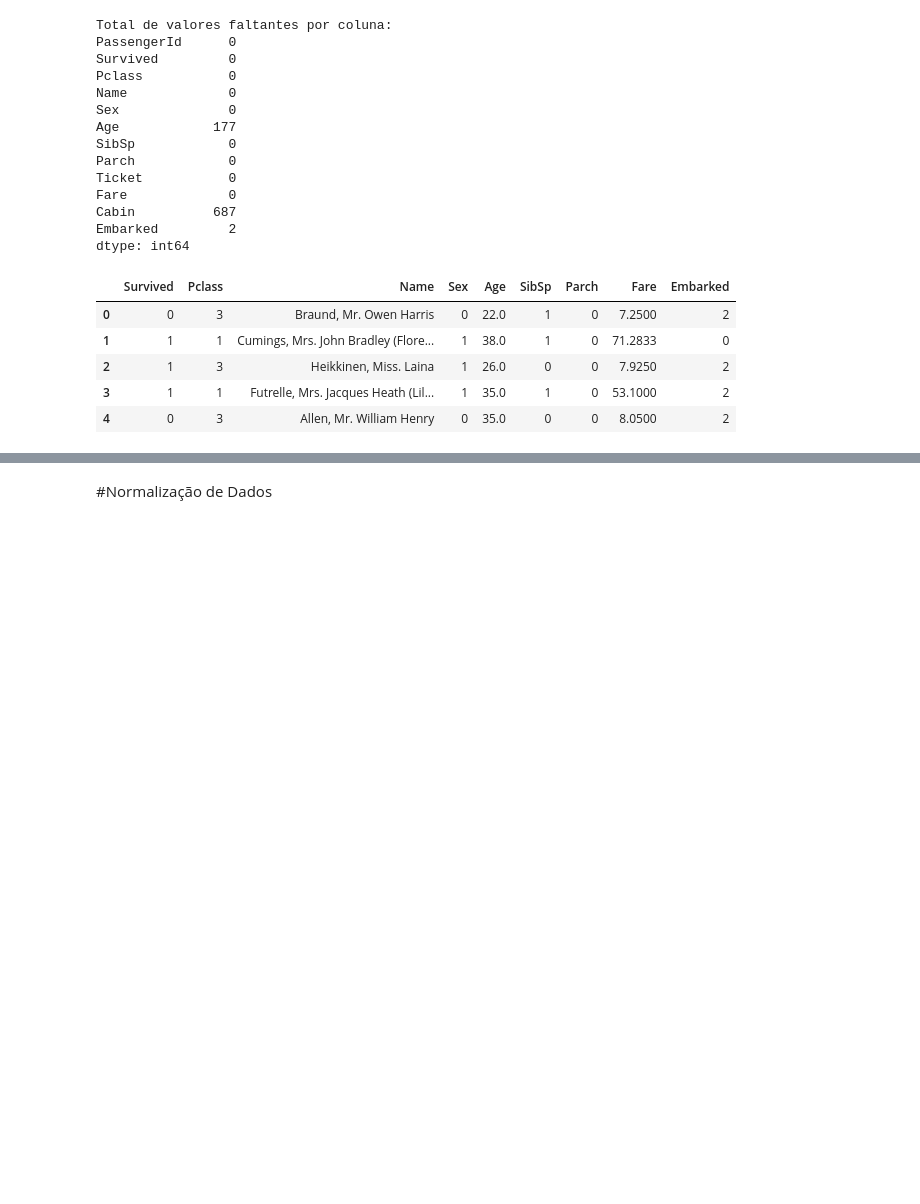
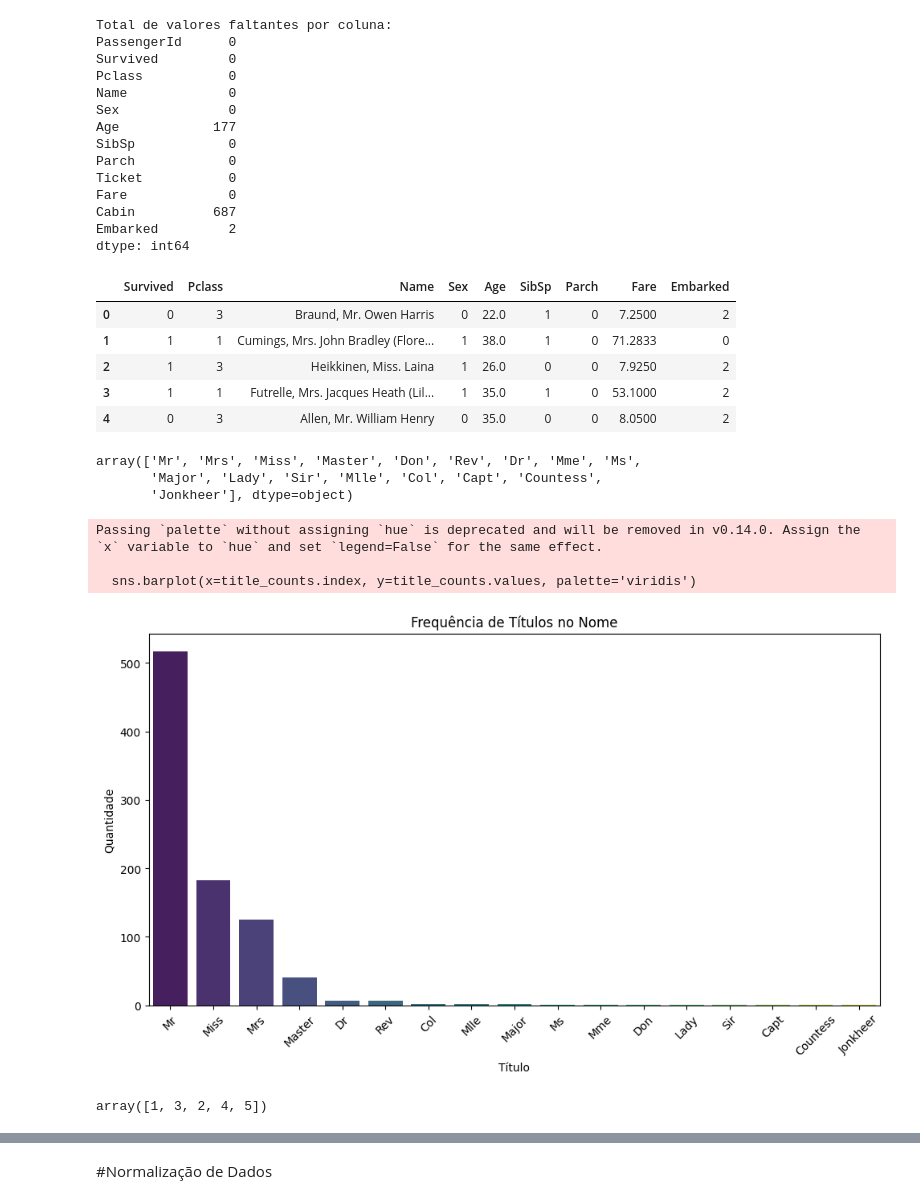
Before and after one commit to thalesgmendes/titanic-survival-analysis, a Jupyter notebook: Rede_Neurais_Avaliação_P3.ipynb, the cells around one changed output, grey strips where cells are left out. Drawn from its saved outputs; the diff is of its cells as text; code cells hidden in the pictures; blank space fills up the shorter version.

```diff
--- a/Rede_Neurais_Avaliação_P3.ipynb
+++ b/Rede_Neurais_Avaliação_P3.ipynb
@@ -169,3 +169,28 @@ df_2.head()
 | 2 | 1 | 3 | Heikkinen, Miss. Laina | 1 | 26.0 | 0 | 0 | 7.9250 | 2 |
 | 3 | 1 | 1 | Futrelle, Mrs. Jacques Heath (Lil... | 1 | 35.0 | 1 | 0 | 53.1000 | 2 |
 | 4 | 0 | 3 | Allen, Mr. William Henry | 0 | 35.0 | 0 | 0 | 8.0500 | 2 |
+# %%
+df_2['Name'].str.extract(' ([A-Za-z]+)\.', expand=False).unique()
+# %% [output]
+array(['Mr', 'Mrs', 'Miss', 'Master', 'Don', 'Rev', 'Dr', 'Mme', 'Ms',
+       'Major', 'Lady', 'Sir', 'Mlle', 'Col', 'Capt', 'Countess',
+       'Jonkheer'], dtype=object)
+# %%
+df_2['Title'] = df_2['Name'].str.extract(' ([A-Za-z]+)\.', expand=False)
+# Contagem dos títulos
+title_counts = df_2['Title'].value_counts()
+
+# Gráfico de barras
+plt.figure(figsize=(10, 6))
+sns.barplot(x=title_counts.index, y=title_counts.values, palette='viridis')
+plt.xlabel('Título')
+plt.ylabel('Quantidade')
+plt.title('Frequência de Títulos no Nome')
+plt.xticks(rotation=45)
+plt.tight_layout()
+plt.show()
+# %% [output]
+Passing `palette` without assigning `hue` is deprecated and will be removed in v0.14.0. Assign the `x` variable to `hue` and set `legend=False` for the same effect.
+
+  sns.barplot(x=title_counts.index, y=title_counts.values, palette='viridis')
+[figure, added]
@@ -171,0 +207,4 @@ df_2.head()
+# %%
+df_2['Title'].unique()
+# %% [output]
+array([1, 3, 2, 4, 5])
```
Also changed, not shown: parts of 3 cells of this notebook.
